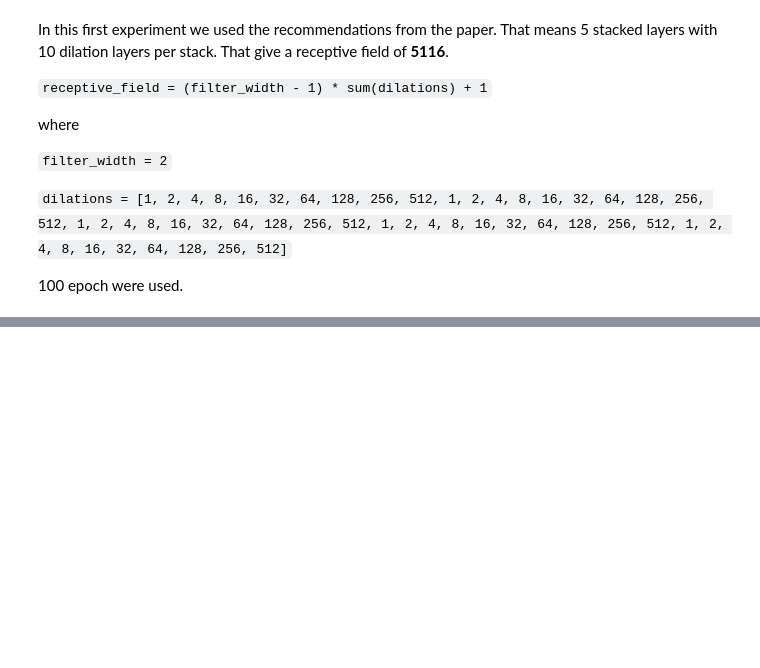
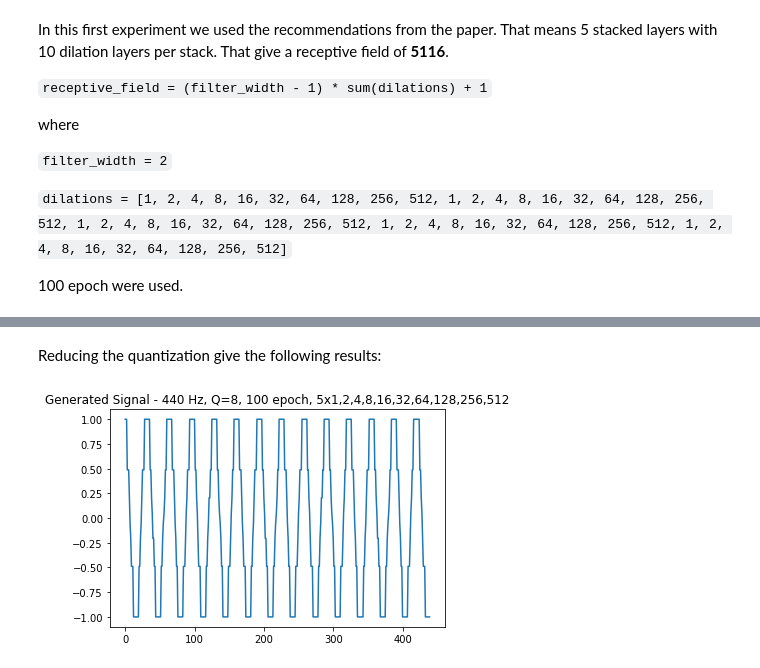
Before and after one commit to aleixcm/tensorflow-wavenet, a Jupyter notebook: wavenetExperiments.ipynb, the cells around one changed output, grey strips where cells are left out. Drawn from its saved outputs; the diff is of its cells as text; code cells hidden in the pictures; blank space fills up the shorter version.

```diff
--- a/wavenetExperiments.ipynb
+++ b/wavenetExperiments.ipynb
@@ -40,0 +50,11 @@ In this first  experiment we used the recommendations from the paper. That means
+# %% [markdown]
+Reducing the quantization give the following results:
+# %%
+signal = wavfile.read('quantization8.wav')
+signal = signal[1]
+plt.title('Generated Signal - 440 Hz, Q=8, 100 epoch, 5x1,2,4,8,16,32,64,128,256,512')
+reduced = signal[-440:]
+plt.plot(reduced)
+plt.show()
+# %% [output]
+[figure, added]
```
Also changed, not shown: parts of 8 cells of this notebook, 5 other files.
